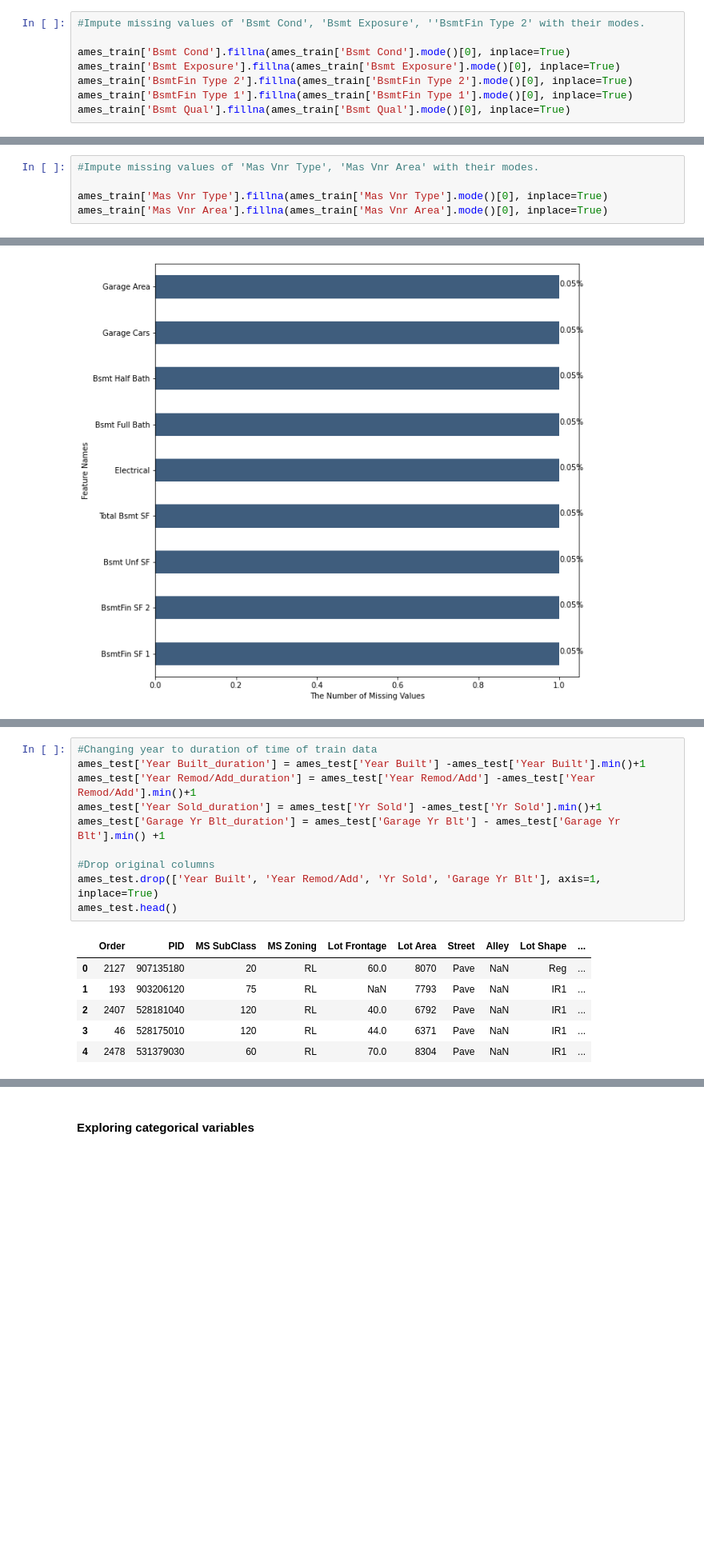
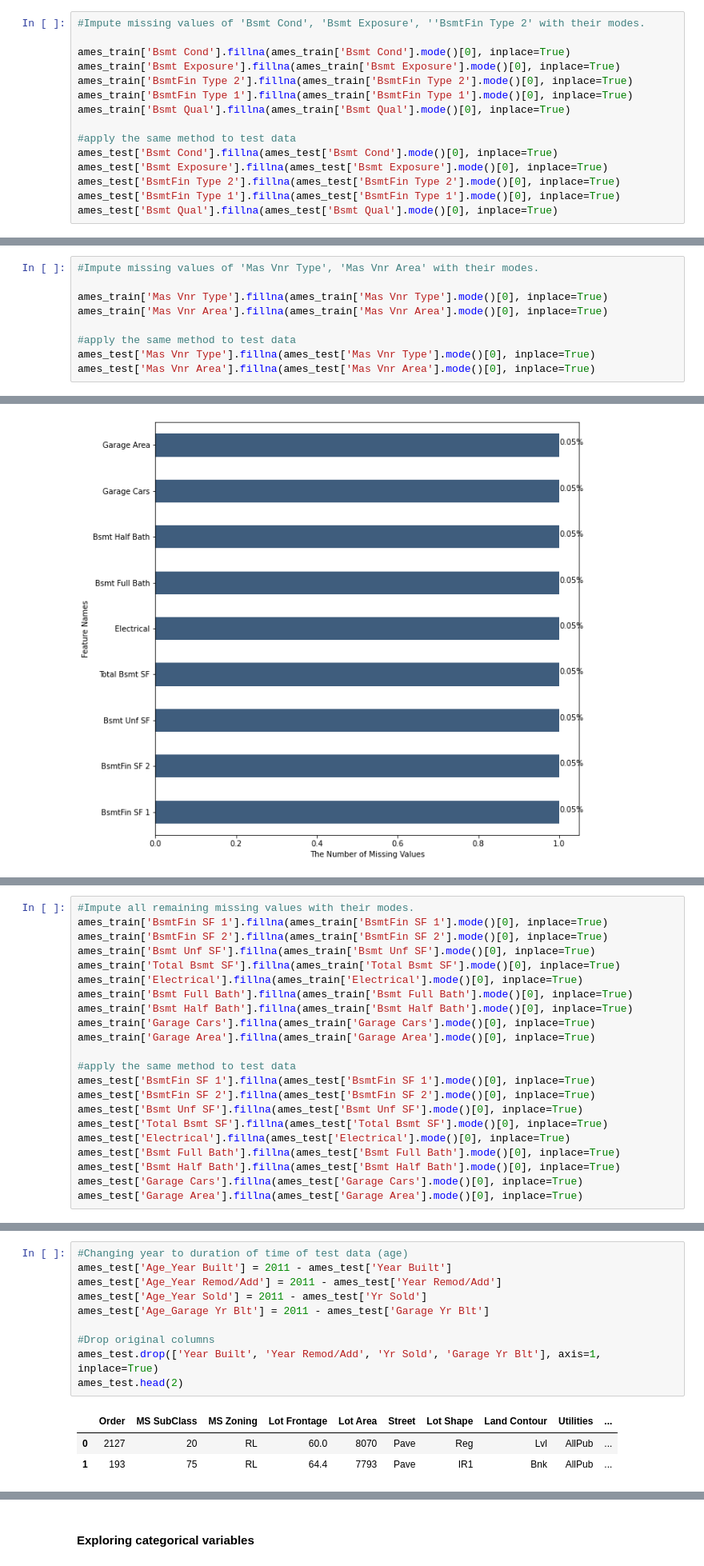
Before and after one commit to niphonch/DSI_Project2_Ames_House_prediction, a Jupyter notebook: Ames House Price Prediction Regression.ipynb, the cells around one changed output, grey strips where cells are left out. Shown at 80% size. Cells and saved outputs as stored; diff of their text form; blank space fills up the shorter version.

```diff
--- a/Ames House Price Prediction Regression.ipynb
+++ b/Ames House Price Prediction Regression.ipynb
@@ -279,6 +341,13 @@ ames_train['Bsmt Exposure'].fillna(ames_train['Bsmt Exposure'].mode()[0], inplac
 ames_train['BsmtFin Type 2'].fillna(ames_train['BsmtFin Type 2'].mode()[0], inplace=True)
 ames_train['BsmtFin Type 1'].fillna(ames_train['BsmtFin Type 1'].mode()[0], inplace=True)
 ames_train['Bsmt Qual'].fillna(ames_train['Bsmt Qual'].mode()[0], inplace=True)
+
+#apply the same method to test data
+ames_test['Bsmt Cond'].fillna(ames_test['Bsmt Cond'].mode()[0], inplace=True)
+ames_test['Bsmt Exposure'].fillna(ames_test['Bsmt Exposure'].mode()[0], inplace=True)
+ames_test['BsmtFin Type 2'].fillna(ames_test['BsmtFin Type 2'].mode()[0], inplace=True)
+ames_test['BsmtFin Type 1'].fillna(ames_test['BsmtFin Type 1'].mode()[0], inplace=True)
+ames_test['Bsmt Qual'].fillna(ames_test['Bsmt Qual'].mode()[0], inplace=True)
 # %%
 ames_train['Mas Vnr Type'].value_counts()
 # %% [output]
@@ -308,6 +377,10 @@ Name: Mas Vnr Area, Length: 390, dtype: int64
 
 ames_train['Mas Vnr Type'].fillna(ames_train['Mas Vnr Type'].mode()[0], inplace=True)
 ames_train['Mas Vnr Area'].fillna(ames_train['Mas Vnr Area'].mode()[0], inplace=True)
+
+#apply the same method to test data
+ames_test['Mas Vnr Type'].fillna(ames_test['Mas Vnr Type'].mode()[0], inplace=True)
+ames_test['Mas Vnr Area'].fillna(ames_test['Mas Vnr Area'].mode()[0], inplace=True)
 # %%
 #Rechecking percentage of null values
 
@@ -369,0 +401,22 @@ ames_train.head()
+# %%
+#Impute all remaining missing values with their modes.
+ames_train['BsmtFin SF 1'].fillna(ames_train['BsmtFin SF 1'].mode()[0], inplace=True)
+ames_train['BsmtFin SF 2'].fillna(ames_train['BsmtFin SF 2'].mode()[0], inplace=True)
+ames_train['Bsmt Unf SF'].fillna(ames_train['Bsmt Unf SF'].mode()[0], inplace=True)
+ames_train['Total Bsmt SF'].fillna(ames_train['Total Bsmt SF'].mode()[0], inplace=True)
+ames_train['Electrical'].fillna(ames_train['Electrical'].mode()[0], inplace=True)
+ames_train['Bsmt Full Bath'].fillna(ames_train['Bsmt Full Bath'].mode()[0], inplace=True)
+ames_train['Bsmt Half Bath'].fillna(ames_train['Bsmt Half Bath'].mode()[0], inplace=True)
+ames_train['Garage Cars'].fillna(ames_train['Garage Cars'].mode()[0], inplace=True)
+ames_train['Garage Area'].fillna(ames_train['Garage Area'].mode()[0], inplace=True)
+
+#apply the same method to test data
+ames_test['BsmtFin SF 1'].fillna(ames_test['BsmtFin SF 1'].mode()[0], inplace=True)
+ames_test['BsmtFin SF 2'].fillna(ames_test['BsmtFin SF 2'].mode()[0], inplace=True)
+ames_test['Bsmt Unf SF'].fillna(ames_test['Bsmt Unf SF'].mode()[0], inplace=True)
+ames_test['Total Bsmt SF'].fillna(ames_test['Total Bsmt SF'].mode()[0], inplace=True)
+ames_test['Electrical'].fillna(ames_test['Electrical'].mode()[0], inplace=True)
+ames_test['Bsmt Full Bath'].fillna(ames_test['Bsmt Full Bath'].mode()[0], inplace=True)
+ames_test['Bsmt Half Bath'].fillna(ames_test['Bsmt Half Bath'].mode()[0], inplace=True)
+ames_test['Garage Cars'].fillna(ames_test['Garage Cars'].mode()[0], inplace=True)
+ames_test['Garage Area'].fillna(ames_test['Garage Area'].mode()[0], inplace=True)
@@ -370,17 +532,14 @@ ames_train.head()
 # %%
-#Changing year to duration of time of train data
-ames_test['Year Built_duration'] = ames_test['Year Built'] -ames_test['Year Built'].min()+1
-ames_test['Year Remod/Add_duration'] = ames_test['Year Remod/Add'] -ames_test['Year Remod/Add'].min()+1
-ames_test['Year Sold_duration'] = ames_test['Yr Sold'] -ames_test['Yr Sold'].min()+1
-ames_test['Garage Yr Blt_duration'] = ames_test['Garage Yr Blt'] - ames_test['Garage Yr Blt'].min() +1
+#Changing year to duration of time of test data (age)
+ames_test['Age_Year Built'] = 2011 - ames_test['Year Built']
+ames_test['Age_Year Remod/Add'] = 2011 - ames_test['Year Remod/Add']
+ames_test['Age_Year Sold'] = 2011 - ames_test['Yr Sold']
+ames_test['Age_Garage Yr Blt'] = 2011 - ames_test['Garage Yr Blt']
 
 #Drop original columns
 ames_test.drop(['Year Built', 'Year Remod/Add', 'Yr Sold', 'Garage Yr Blt'], axis=1, inplace=True)
-ames_test.head()
+ames_test.head(2)
 # %% [output]
-|  | Order | PID | MS SubClass | MS Zoning | Lot Frontage | Lot Area | Street | Alley | Lot Shape | ... |
-| 0 | 2127 | 907135180 | 20 | RL | 60.0 | 8070 | Pave | NaN | Reg | ... |
-| 1 | 193 | 903206120 | 75 | RL | NaN | 7793 | Pave | NaN | IR1 | ... |
-| 2 | 2407 | 528181040 | 120 | RL | 40.0 | 6792 | Pave | NaN | IR1 | ... |
-| 3 | 46 | 528175010 | 120 | RL | 44.0 | 6371 | Pave | NaN | IR1 | ... |
-| 4 | 2478 | 531379030 | 60 | RL | 70.0 | 8304 | Pave | NaN | IR1 | ... |
+|  | Order | MS SubClass | MS Zoning | Lot Frontage | Lot Area | Street | Lot Shape | Land Contour | Utilities | ... |
+| 0 | 2127 | 20 | RL | 60.0 | 8070 | Pave | Reg | Lvl | AllPub | ... |
+| 1 | 193 | 75 | RL | 64.4 | 7793 | Pave | IR1 | Bnk | AllPub | ... |
```
Also changed, not shown: parts of 140 cells of this notebook.
